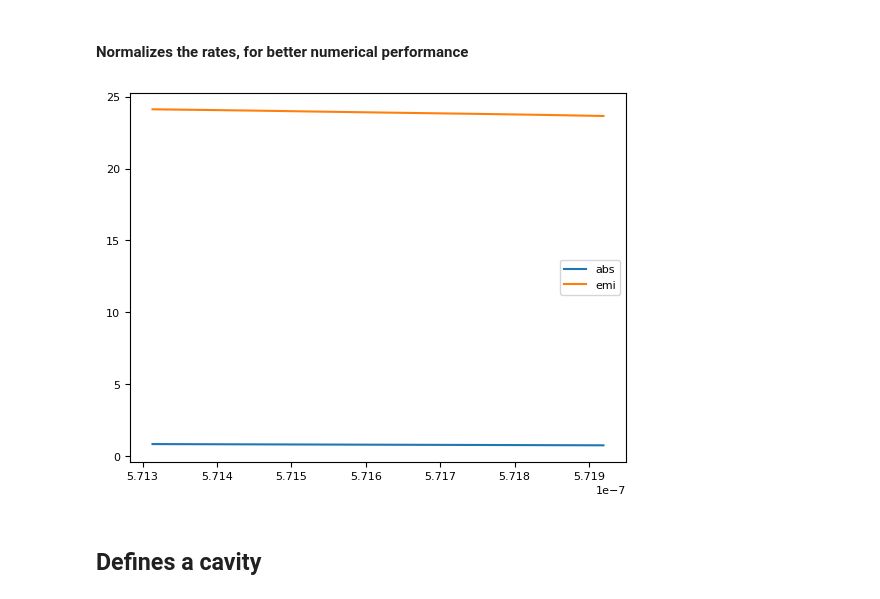
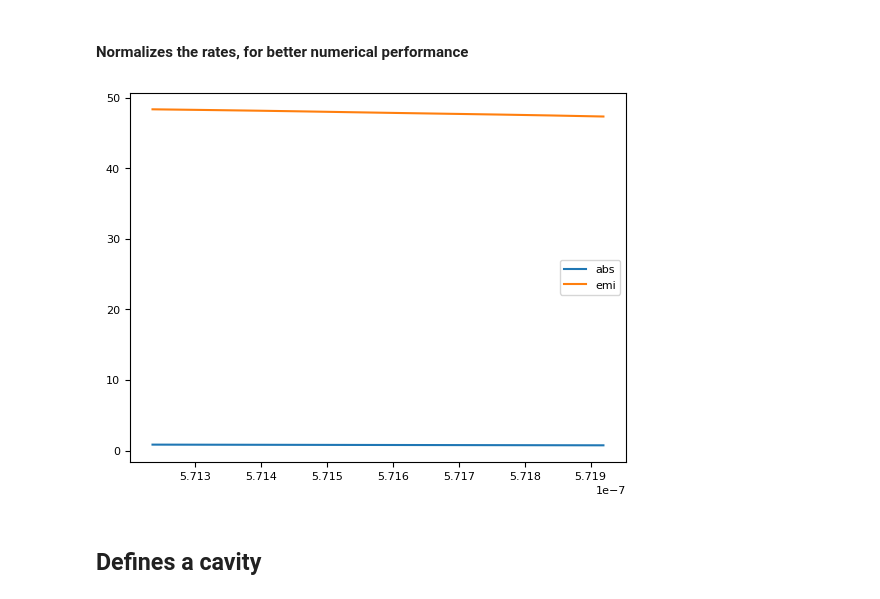
Before and after one commit to phbecimperial/PyPBEC_Semiconductor, a Jupyter notebook: examples/condensation_transitions.ipynb, the cells around one changed output. Drawn from its saved outputs; the diff is of its cells as text; code cells hidden in the pictures.

```diff
--- a/examples/condensation_transitions.ipynb
+++ b/examples/condensation_transitions.ipynb
@@ -16,13 +16,13 @@ sys.path.insert(0, os.path.abspath('..'))
 # %% [markdown]
 ## Calculates the cavity modes for a spherical mirror
 # %%
-grid_size = 50.0*1e-6      # meters
+grid_size = 60.0*1e-6      # meters
 grid_delta = 2*1e-6      # meters
 L0 = 2.0*1e-6              # meters
 q = 10                     # longitudinal mode number
 #n = 2.4
 n=1.43
-n_modes = 40
+n_modes = 50
 feature_RoC = 0.1   # meters
 feature_depth = 0.279*1e-6 # meters
 
@@ -81,19 +84,19 @@ plt.show()
 # %%
 cavity_loss_rate = 1.0/(10*1e-12)     # in s^-1
 #cavity_loss_rate = 20     # in s^-1
 
 
 
 cavity_loss_rates = np.ones(n_modes)
-emission_rates = emission_rates / (2 * cavity_loss_rate)
+emission_rates = emission_rates / (cavity_loss_rate)
 absorption_rates = absorption_rates / cavity_loss_rate
 
 plt.plot(lambdas, absorption_rates, label = 'abs')
 plt.plot(lambdas, emission_rates, label = 'emi')
 plt.legend()
 plt.show()
 # %% [output]
-[figure, old version]
+[figure, new version]
 # %% [markdown]
 ## Defines a cavity
 # %%
```
Also changed, not shown: parts of 7 cells of this notebook, 3 other files.
